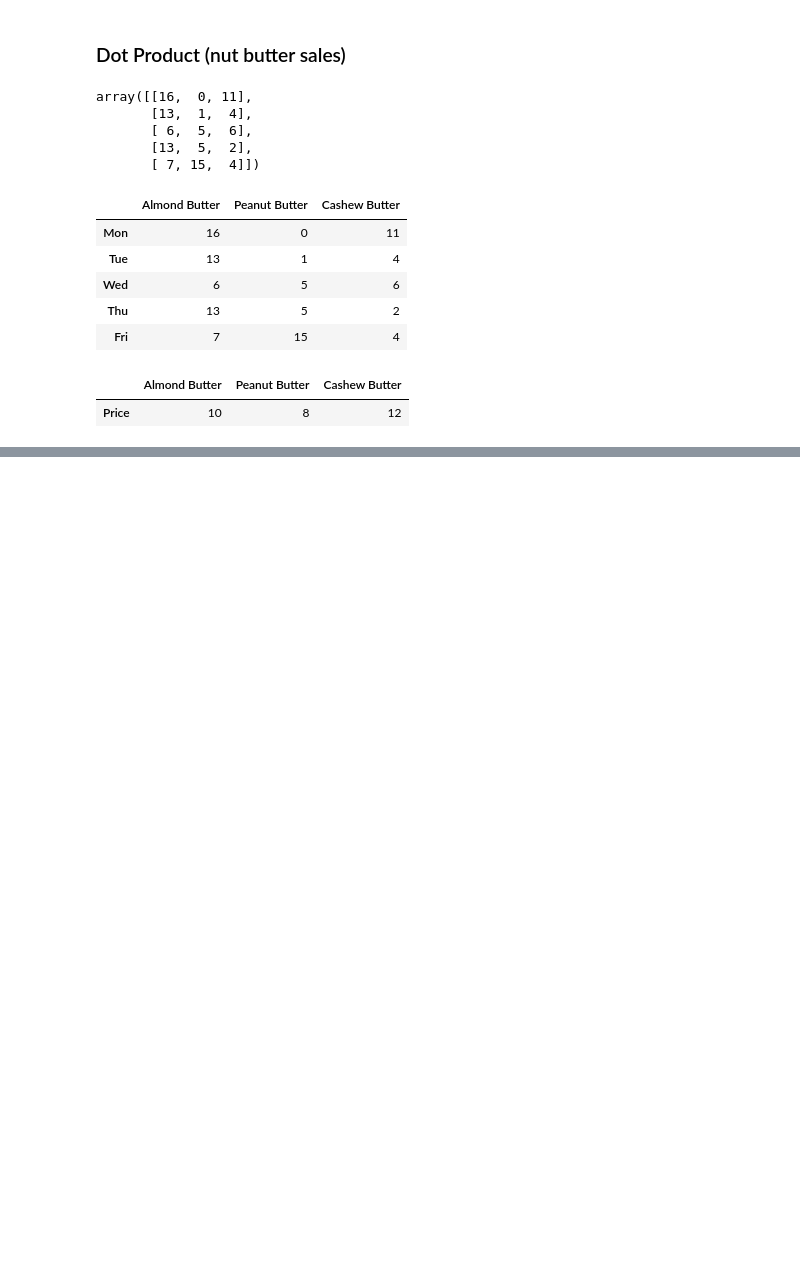
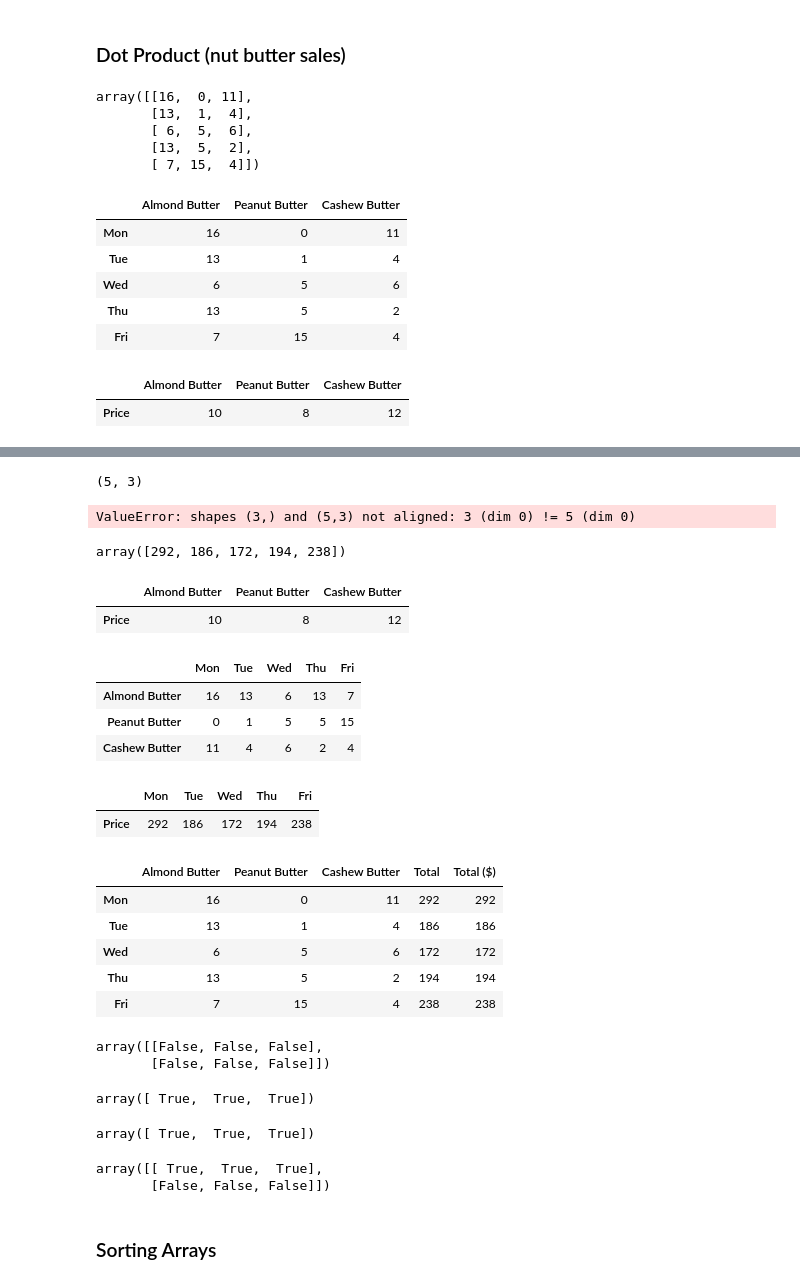
Before and after one commit to SmayanKulkarni/AI-and-ML-Course, a Jupyter notebook: sample_project/introduction-to-numpy.ipynb, the cells around one changed output, grey strips where cells are left out. Cells and saved outputs as stored; diff of their text form; code cells hidden in the pictures; blank space fills up the shorter version.

```diff
--- a/sample_project/introduction-to-numpy.ipynb
+++ b/sample_project/introduction-to-numpy.ipynb
@@ -562,0 +567,8 @@ butter_prices
+# %%
+sales_amounts.shape
+# %% [output]
+(5, 3)
+# %%
+total_sale = prices.dot(sales_amounts)
+# %% [output]
+ValueError: shapes (3,) and (5,3) not aligned: 3 (dim 0) != 5 (dim 0)
@@ -562,0 +578,54 @@ butter_prices
+# %%
+total_sale
+# %% [output]
+array([292, 186, 172, 194, 238])
+# %%
+butter_prices
+# %% [output]
+|  | Almond Butter | Peanut Butter | Cashew Butter |
+| Price | 10 | 8 | 12 |
+# %%
+weekly_sales.T
+# %% [output]
+|  | Mon | Tue | Wed | Thu | Fri |
+| Almond Butter | 16 | 13 | 6 | 13 | 7 |
+| Peanut Butter | 0 | 1 | 5 | 5 | 15 |
+| Cashew Butter | 11 | 4 | 6 | 2 | 4 |
+# %%
+daily_sales = butter_prices.dot(weekly_sales.T)
+# %%
+daily_sales
+# %% [output]
+|  | Mon | Tue | Wed | Thu | Fri |
+| Price | 292 | 186 | 172 | 194 | 238 |
+# %%
+weekly_sales["Total ($)"] = daily_sales.T
+# %%
+weekly_sales
+# %% [output]
+|  | Almond Butter | Peanut Butter | Cashew Butter | Total | Total ($) |
+| Mon | 16 | 0 | 11 | 292 | 292 |
+| Tue | 13 | 1 | 4 | 186 | 186 |
+| Wed | 6 | 5 | 6 | 172 | 172 |
+| Thu | 13 | 5 | 2 | 194 | 194 |
+| Fri | 7 | 15 | 4 | 238 | 238 |
+# %%
+a1 >a2
+# %% [output]
+array([[False, False, False],
+       [False, False, False]])
+# %%
+a1<5
+# %% [output]
+array([ True,  True,  True])
+# %%
+a1==a1
+# %% [output]
+array([ True,  True,  True])
+# %%
+a1==a2
+# %% [output]
+array([[ True,  True,  True],
+       [False, False, False]])
+# %% [markdown]
+### Sorting Arrays
```
Also changed, not shown: parts of 19 cells of this notebook.
